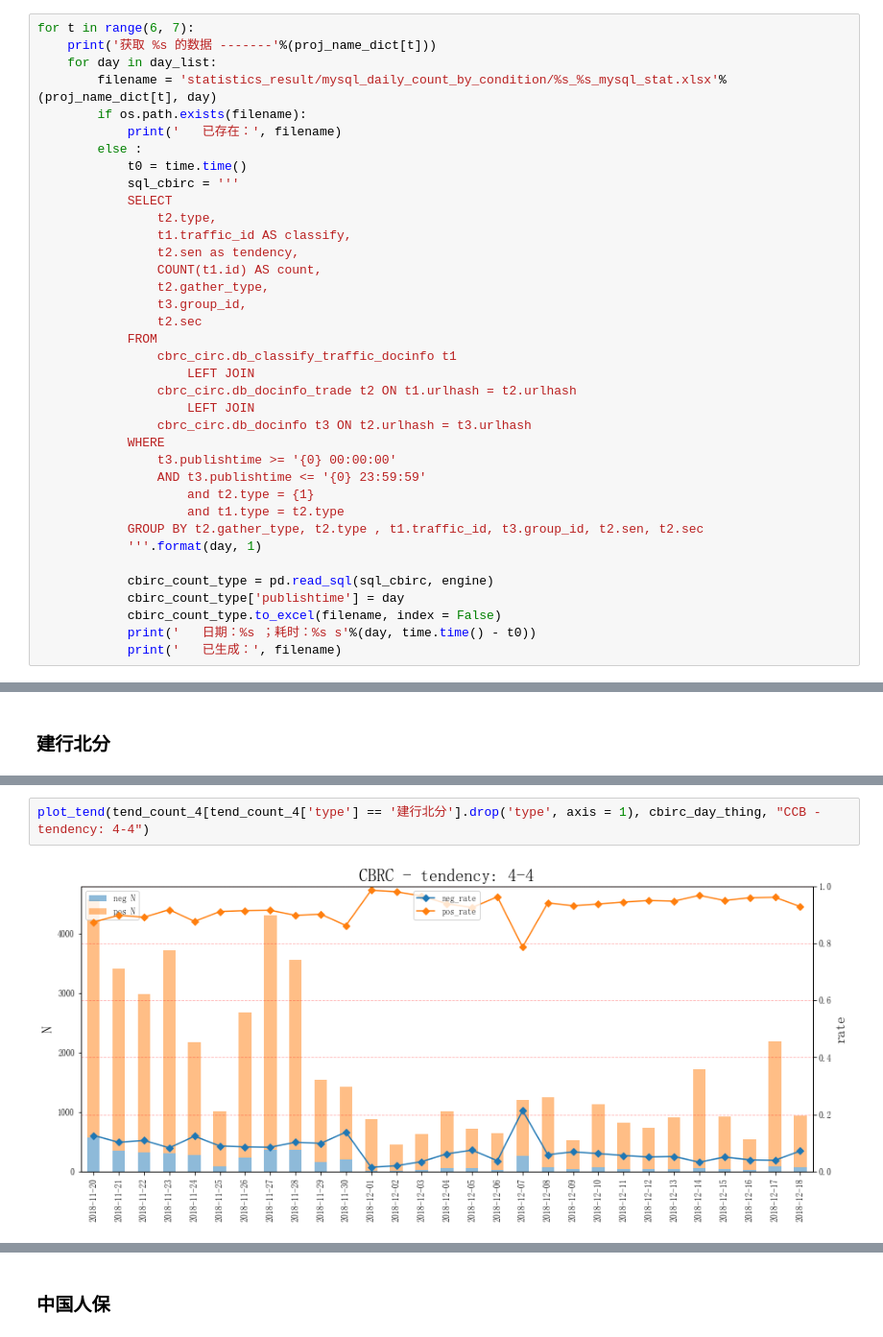
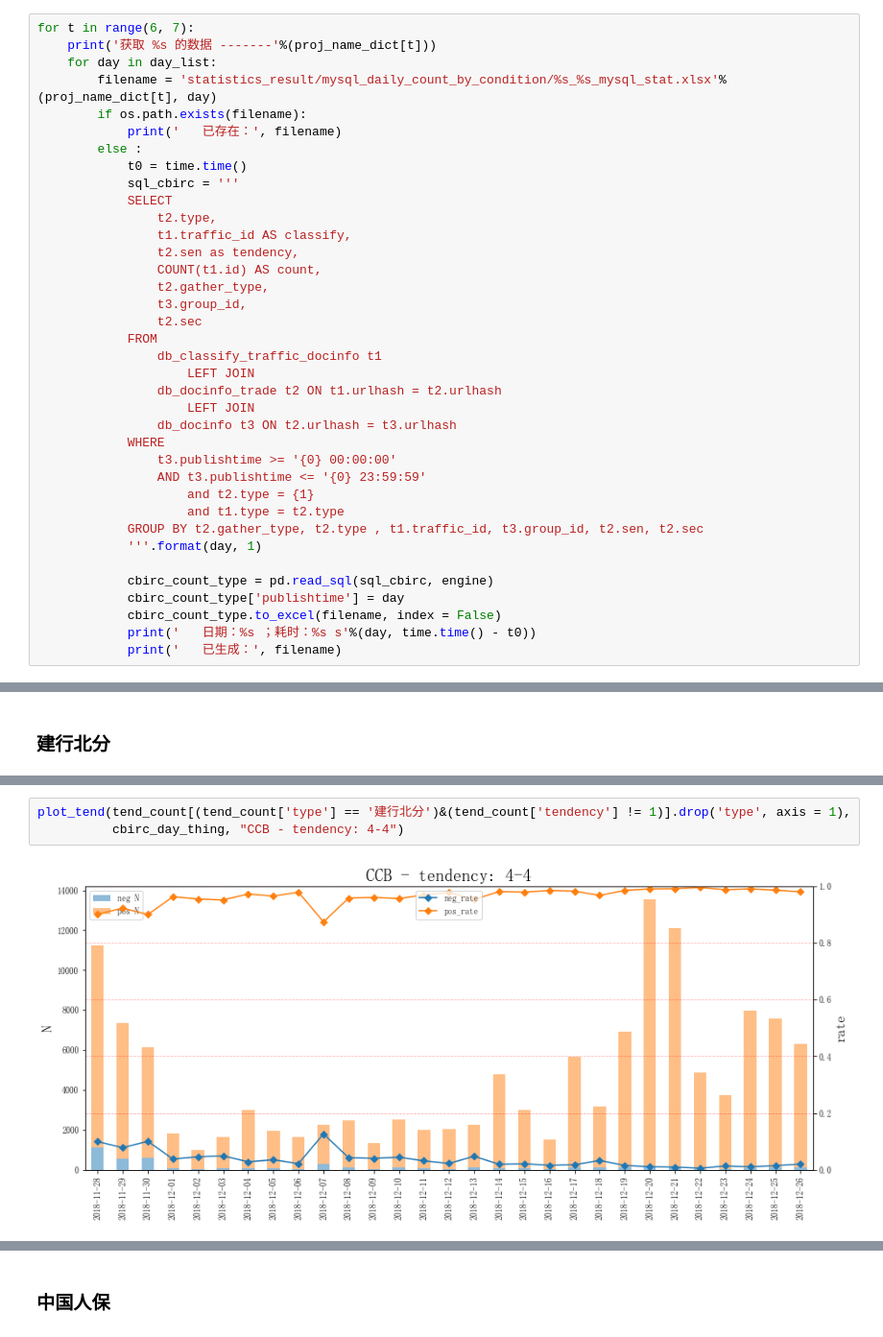
Before and after one commit to xuhuanyunxiao/jupyter-notebook, a Jupyter notebook: proj_train_test/add_and_warn_4.ipynb, the cells around one changed output, grey strips where cells are left out. Shown at 96% size. Drawn from its saved outputs; the diff is of its cells as text.

```diff
--- a/proj_train_test/add_and_warn_4.ipynb
+++ b/proj_train_test/add_and_warn_4.ipynb
@@ -1198,11 +1198,11 @@ for t in range(6, 7):
                 t3.group_id,
                 t2.sec
             FROM
-                cbrc_circ.db_classify_traffic_docinfo t1
+                db_classify_traffic_docinfo t1
                     LEFT JOIN
-                cbrc_circ.db_docinfo_trade t2 ON t1.urlhash = t2.urlhash
+                db_docinfo_trade t2 ON t1.urlhash = t2.urlhash
                     LEFT JOIN
-                cbrc_circ.db_docinfo t3 ON t2.urlhash = t3.urlhash
+                db_docinfo t3 ON t2.urlhash = t3.urlhash
             WHERE
                 t3.publishtime >= '{0} 00:00:00'
                 AND t3.publishtime <= '{0} 23:59:59'
@@ -2179,6 +2146,7 @@ plot_tend(tend_count[tend_count['type'] == '建行北分'].drop('type', axis = 1
 <matplotlib.figure.Figure at 0x...>
 # %%
-plot_tend(tend_count_4[tend_count_4['type'] == '建行北分'].drop('type', axis = 1), cbirc_day_thing, "CCB - tendency: 4-4")
+plot_tend(tend_count[(tend_count['type'] == '建行北分')&(tend_count['tendency'] != 1)].drop('type', axis = 1),
+          cbirc_day_thing, "CCB - tendency: 4-4")
 # %% [output]
-[figure, old version]
+[figure, new version]
    publishtime  neg   pos   sum  neg_rate  pos_rate
```
Also changed, not shown: parts of 97 cells of this notebook, 38 other files.
